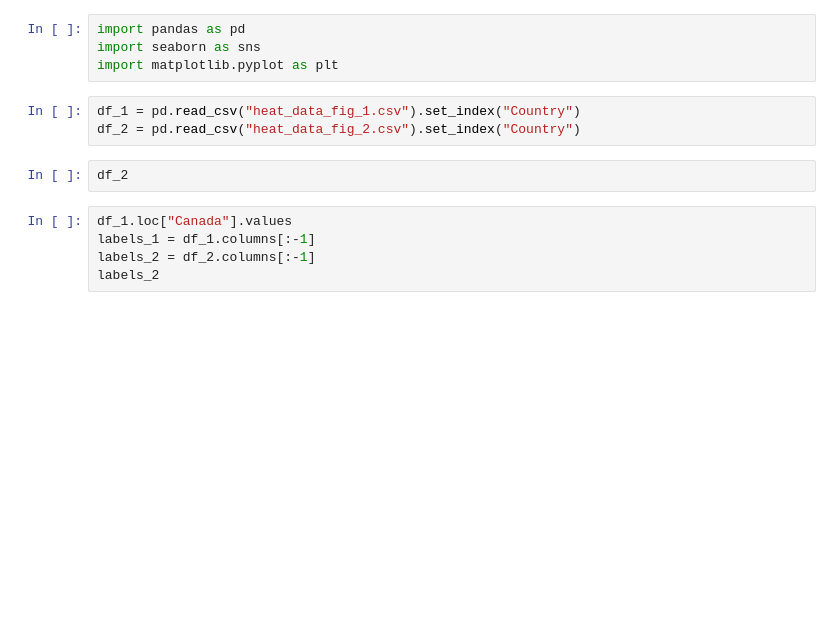
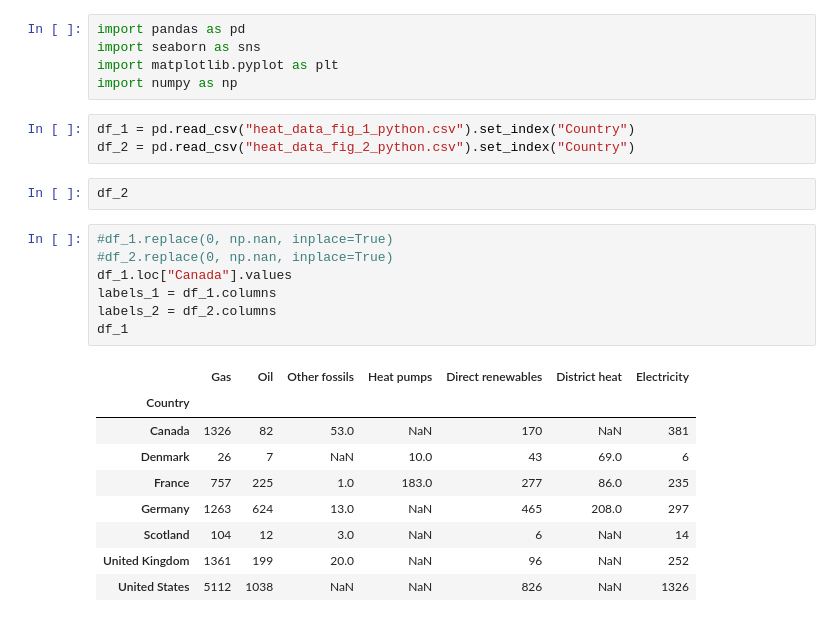
Before and after one commit to dgscotia/heat_country_data, a Jupyter notebook: heat_notebook.ipynb, the cells around one changed output. Saved outputs shown, nothing was run; the diff lists cells and outputs as text; blank space fills up the shorter version.

```diff
--- a/heat_notebook.ipynb
+++ b/heat_notebook.ipynb
@@ -2,16 +2,29 @@
 import pandas as pd
 import seaborn as sns
 import matplotlib.pyplot as plt
+import numpy as np
 # %%
-df_1 = pd.read_csv("heat_data_fig_1.csv").set_index("Country")
-df_2 = pd.read_csv("heat_data_fig_2.csv").set_index("Country")
+df_1 = pd.read_csv("heat_data_fig_1_python.csv").set_index("Country")
+df_2 = pd.read_csv("heat_data_fig_2_python.csv").set_index("Country")
 # %%
 df_2
 # %%
+#df_1.replace(0, np.nan, inplace=True)
+#df_2.replace(0, np.nan, inplace=True)
 df_1.loc["Canada"].values
-labels_1 = df_1.columns[:-1]
-labels_2 = df_2.columns[:-1]
-labels_2
+labels_1 = df_1.columns
+labels_2 = df_2.columns
+df_1
+# %% [output]
+|  | Gas | Oil | Other fossils | Heat pumps | Direct renewables | District heat | Electricity |
+| Country |  |  |  |  |  |  |  |
+| Canada | 1326 | 82 | 53.0 | NaN | 170 | NaN | 381 |
+| Denmark | 26 | 7 | NaN | 10.0 | 43 | 69.0 | 6 |
+| France | 757 | 225 | 1.0 | 183.0 | 277 | 86.0 | 235 |
+| Germany | 1263 | 624 | 13.0 | NaN | 465 | 208.0 | 297 |
+| Scotland | 104 | 12 | 3.0 | NaN | 6 | NaN | 14 |
+| United Kingdom | 1361 | 199 | 20.0 | NaN | 96 | NaN | 252 |
+| United States | 5112 | 1038 | NaN | NaN | 826 | NaN | 1326 |
 # %%
 for country in df_1.index:
     plt.figure(figsize=(14,14))
```
Also changed, not shown: parts of 2 cells of this notebook, 20 other files.
